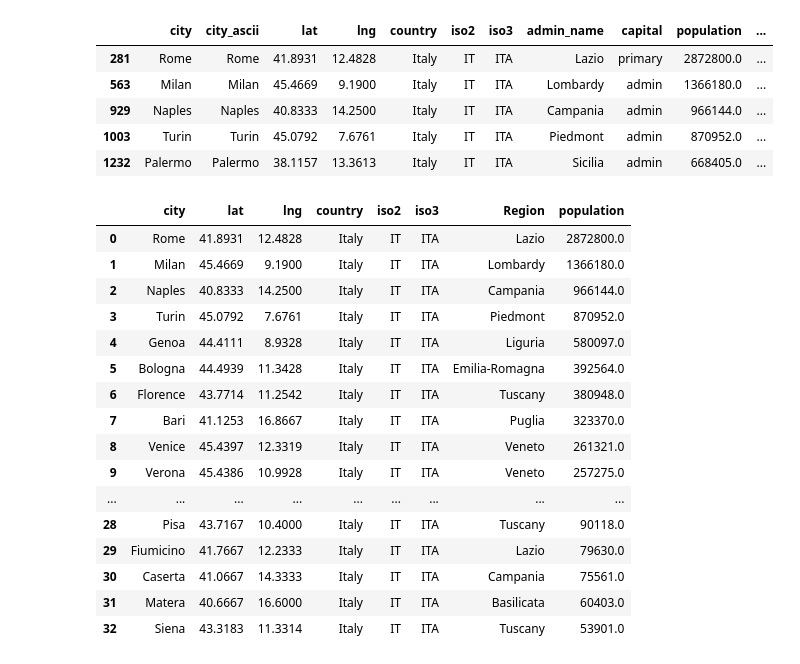
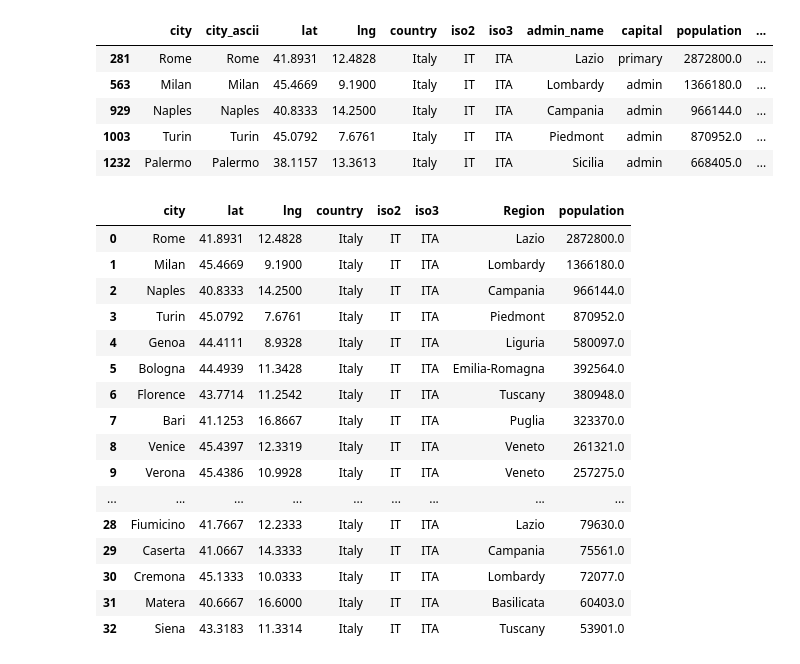
Before and after one commit to ceastman3/TrainRouteSelector, a Jupyter notebook: italy_city_map/italy_city_data.ipynb, the cells around one changed output. Cells and saved outputs as stored; diff of their text form; code cells hidden in the pictures.

```diff
--- a/italy_city_map/italy_city_data.ipynb
+++ b/italy_city_map/italy_city_data.ipynb
@@ -17,35 +17,35 @@ italy_cities.head()
 | 1232 | Palermo | Palermo | 38.1157 | 13.3613 | Italy | IT | ITA | Sicilia | admin | 668405.0 | ... |
 # %%
 des_cities = ["Ancona", "Bologna", "Bari", "Bergamo", "Bolzano",
-              "Caserta", "Catanzaro", "Cortina d'Ampezzo", "San Giorgio a Cremano", "Florence",
+              "Caserta", "Catanzaro", "Cortina d'Ampezzo", "Cremona", "Florence",
               "Fiumicino", "Foggia", "Genoa", "La Spezia", "Lamenzia Terme",
               "Lecce", "Matera", "Milan", "Naples", "Padova",
               "Perugia", "Pescara", "Piacenza", "Pisa", "Potenza",
               "Ravenna", "Reggio di Calabria", "Rome", "Salerno", "Siena",
               "Taranto", "Turin", "Trieste", "Venice", "Verona"]
 
 # Cleaning up data
 net_Cities = italy_cities.loc[italy_cities["city"].isin(des_cities)]
 net_Cities = net_Cities.drop(labels=["city_ascii", "capital", "id"], axis=1)
 net_Cities = net_Cities.rename(columns={"admin_name": "Region"})
 net_Cities.reset_index(drop=True, inplace=True)
 net_Cities
 # %% [output]
 |  | city | lat | lng | country | iso2 | iso3 | Region | population |
 | 0 | Rome | 41.8931 | 12.4828 | Italy | IT | ITA | Lazio | 2872800.0 |
 | 1 | Milan | 45.4669 | 9.1900 | Italy | IT | ITA | Lombardy | 1366180.0 |
 | 2 | Naples | 40.8333 | 14.2500 | Italy | IT | ITA | Campania | 966144.0 |
 | 3 | Turin | 45.0792 | 7.6761 | Italy | IT | ITA | Piedmont | 870952.0 |
 | 4 | Genoa | 44.4111 | 8.9328 | Italy | IT | ITA | Liguria | 580097.0 |
 | 5 | Bologna | 44.4939 | 11.3428 | Italy | IT | ITA | Emilia-Romagna | 392564.0 |
 | 6 | Florence | 43.7714 | 11.2542 | Italy | IT | ITA | Tuscany | 380948.0 |
 | 7 | Bari | 41.1253 | 16.8667 | Italy | IT | ITA | Puglia | 323370.0 |
 | 8 | Venice | 45.4397 | 12.3319 | Italy | IT | ITA | Veneto | 261321.0 |
 | 9 | Verona | 45.4386 | 10.9928 | Italy | IT | ITA | Veneto | 257275.0 |
 | ... | ... | ... | ... | ... | ... | ... | ... | ... |
-| 28 | Pisa | 43.7167 | 10.4000 | Italy | IT | ITA | Tuscany | 90118.0 |
-| 29 | Fiumicino | 41.7667 | 12.2333 | Italy | IT | ITA | Lazio | 79630.0 |
-| 30 | Caserta | 41.0667 | 14.3333 | Italy | IT | ITA | Campania | 75561.0 |
+| 28 | Fiumicino | 41.7667 | 12.2333 | Italy | IT | ITA | Lazio | 79630.0 |
+| 29 | Caserta | 41.0667 | 14.3333 | Italy | IT | ITA | Campania | 75561.0 |
+| 30 | Cremona | 45.1333 | 10.0333 | Italy | IT | ITA | Lombardy | 72077.0 |
 | 31 | Matera | 40.6667 | 16.6000 | Italy | IT | ITA | Basilicata | 60403.0 |
 | 32 | Siena | 43.3183 | 11.3314 | Italy | IT | ITA | Tuscany | 53901.0 |
 # %%
```
Also changed, not shown: parts of 2 cells of this notebook, 5 other files.
